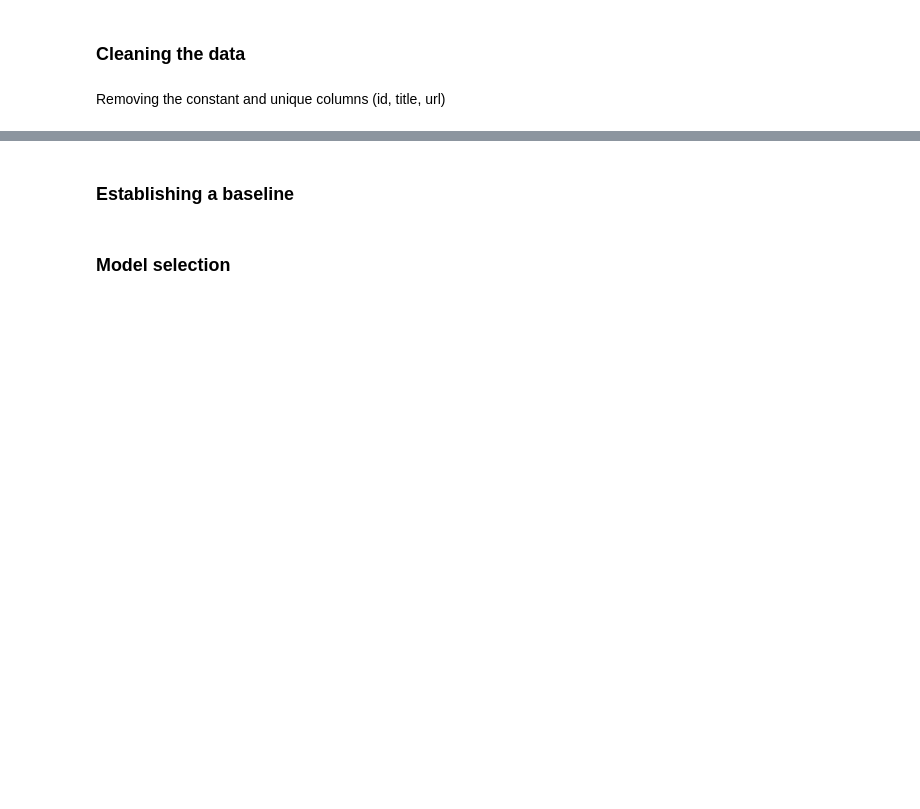
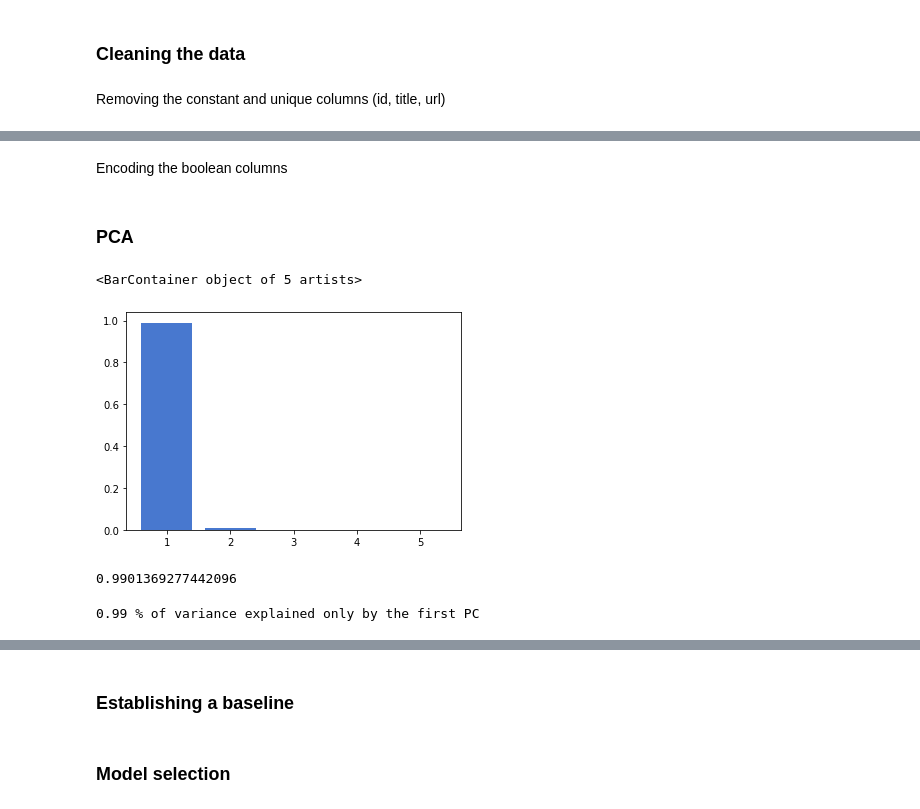
Before and after one commit to r-gg/bi-assignments, a Jupyter notebook: Assignment3/BI_Assignment3.ipynb, the cells around one changed output, grey strips where cells are left out. Drawn from its saved outputs; the diff is of its cells as text; code cells hidden in the pictures; blank space fills up the shorter version.

```diff
--- a/Assignment3/BI_Assignment3.ipynb
+++ b/Assignment3/BI_Assignment3.ipynb
@@ -695,0 +764,6 @@ dtype: bool
+# %%
+# Removing the original date columns
+
+X_train = X_train.drop(columns=['created', 'published_time'])
+X_valid = X_valid.drop(columns=['created', 'published_time'])
+X_test = X_test.drop(columns=['created', 'published_time'])
@@ -695,0 +790,38 @@ dtype: bool
+# %% [markdown]
+Encoding the boolean columns
+# %%
+# train
+X_train['is_paid'] = X_train['is_paid'].astype(int)
+X_train['is_beginner'] = X_train['is_beginner'].astype(int)
+X_train['is_advanced'] = X_train['is_advanced'].astype(int)
+
+# valid
+X_valid['is_paid'] = X_valid['is_paid'].astype(int)
+X_valid['is_beginner'] = X_valid['is_beginner'].astype(int)
+X_valid['is_advanced'] = X_valid['is_advanced'].astype(int)
+
+# test
+X_test['is_paid'] = X_test['is_paid'].astype(int)
+X_test['is_beginner'] = X_test['is_beginner'].astype(int)
+X_test['is_advanced'] = X_test['is_advanced'].astype(int)
+# %% [markdown]
+### PCA
+# %%
+from sklearn.decomposition import PCA
+
+pca = PCA(n_components=5)
+# %%
+rest = pca.fit(X_train)
+# %%
+plt.bar(range(1,6),pca.explained_variance_ratio_)
+# %% [output]
+<BarContainer object of 5 artists>
+[figure, added]
+# %%
+pca.explained_variance_ratio_[0]
+# %% [output]
+0.9901369277442096
+# %%
+print(f'{np.round(pca.explained_variance_ratio_[0],2)} % of variance explained only by the first PC ')
+# %% [output]
+0.99 % of variance explained only by the first PC
```
Also changed, not shown: parts of 59 cells of this notebook.
